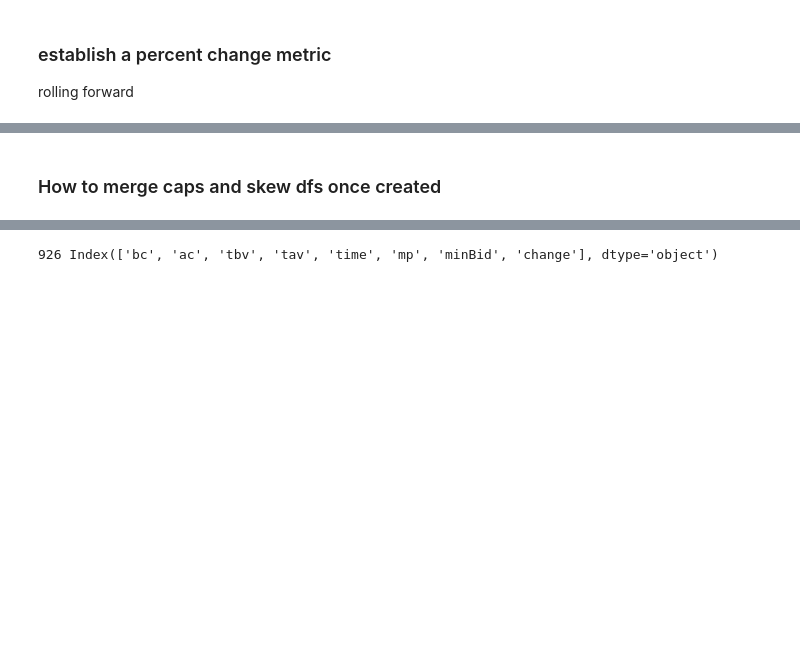
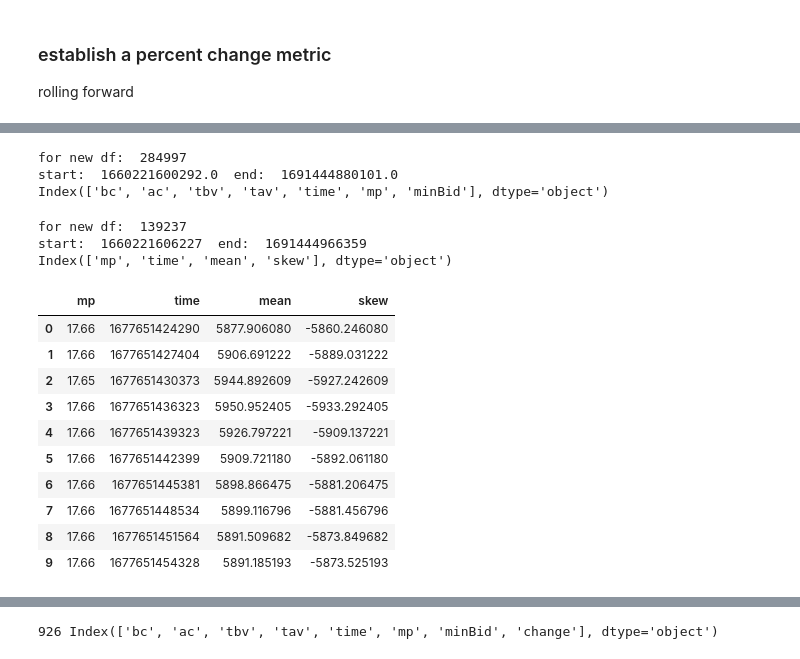
Before and after one commit to stefanbund/grus-m2, a Jupyter notebook: core/ PANDAs_Time series_momentum.ipynb, the cells around one changed output, grey strips where cells are left out. Drawn from its saved outputs; the diff is of its cells as text; code cells hidden in the pictures; blank space fills up the shorter version.

```diff
--- a/core/ PANDAs_Time series_momentum.ipynb
+++ b/core/ PANDAs_Time series_momentum.ipynb
@@ -30,6 +36,4 @@ import pandas as pd
 # %%
-import os
-
 #https://stackoverflow.com/a/21232849 model
 def getCAPSByDateAndType(type):  #returns a dict, date + df caps for that date, then extended date and time
                                 # print("for type, ", type)
@@ -49,12 +53,14 @@ for filename in csvFileList:
     df = pd.read_csv(csv, index_col=None, header=0)
     li.append(df)
 
-endFrame = pd.concat(li, axis=0, ignore_index=True) #end frame contains all data
-endFrame.sort_values(by=['time'], ascending=True)   #sorted by time into one time series
-print("for new df: ", endFrame.shape[0])
-start = endFrame["time"].min()
-end = endFrame["time"].max()
+capsFrame = pd.concat(li, axis=0, ignore_index=True) #end frame contains all data
+capsFrame.sort_values(by=['time'], ascending=True)   #sorted by time into one time series
+print("for new df: ", capsFrame.shape[0])
+start = capsFrame["time"].min()
+end = capsFrame["time"].max()
 print("start: ", start, " end: ", end)
-print(endFrame.columns)
+print(capsFrame.columns)
+# %% [output]
+for new df:  284997
+start:  1660221600292.0  end:  1691444880101.0
+Index(['bc', 'ac', 'tbv', 'tav', 'time', 'mp', 'minBid'], dtype='object')
-# %% [markdown]
-### How to merge caps and skew dfs once created
@@ -62,0 +67,31 @@ merged_df = pd.merge(x, y, on='time')
+# %%
+def getSKEWByDateAndType(type):  #returns a dict, date + df caps for that date, then extended date and time
+                                # print("for type, ", type)
+    ret = []
+    for root, dirs, files in os.walk("./lob_caps/"):
+        for filename in files:
+            if type in filename:
+#                 print("CAPS file, ", filename) #mac, do find . -name ._\* -delete
+                ret.append(filename)
+    return ret
+
+csvFileList = getSKEWByDateAndType("MEANSHIFT") #iterate this array to dip into each csv, later on
+li = []                         #form the endFrame / global data frame around this array
+for filename in csvFileList:
+    csv = "lob_caps/" + filename
+    # print(csv)
+    df = pd.read_csv(csv, index_col=None, header=0)
+    li.append(df)
+
+skewFrame = pd.concat(li, axis=0, ignore_index=True) #end frame contains all data
+skewFrame.sort_values(by=['timeStamp'], ascending=True)   #sorted by time into one time series
+skewFrame.rename(columns={'timeStamp': 'time'}, inplace=True)
+print("for new df: ", skewFrame.shape[0])
+start = skewFrame["time"].min()
+end = skewFrame["time"].max()
+print("start: ", start, " end: ", end)
+print(skewFrame.columns)
+# %% [output]
+for new df:  139237
+start:  1660221606227  end:  1691444966359
+Index(['mp', 'time', 'mean', 'skew'], dtype='object')
@@ -62,0 +102,14 @@ merged_df = pd.merge(x, y, on='time')
+# %%
+skewFrame.head(10)
+# %% [output]
+|  | mp | time | mean | skew |
+| 0 | 17.66 | 1677651424290 | 5877.906080 | -5860.246080 |
+| 1 | 17.66 | 1677651427404 | 5906.691222 | -5889.031222 |
+| 2 | 17.65 | 1677651430373 | 5944.892609 | -5927.242609 |
+| 3 | 17.66 | 1677651436323 | 5950.952405 | -5933.292405 |
+| 4 | 17.66 | 1677651439323 | 5926.797221 | -5909.137221 |
+| 5 | 17.66 | 1677651442399 | 5909.721180 | -5892.061180 |
+| 6 | 17.66 | 1677651445381 | 5898.866475 | -5881.206475 |
+| 7 | 17.66 | 1677651448534 | 5899.116796 | -5881.456796 |
+| 8 | 17.66 | 1677651451564 | 5891.509682 | -5873.849682 |
+| 9 | 17.66 | 1677651454328 | 5891.185193 | -5873.525193 |
```
Also changed, not shown: parts of 24 cells of this notebook, 14 other files.
